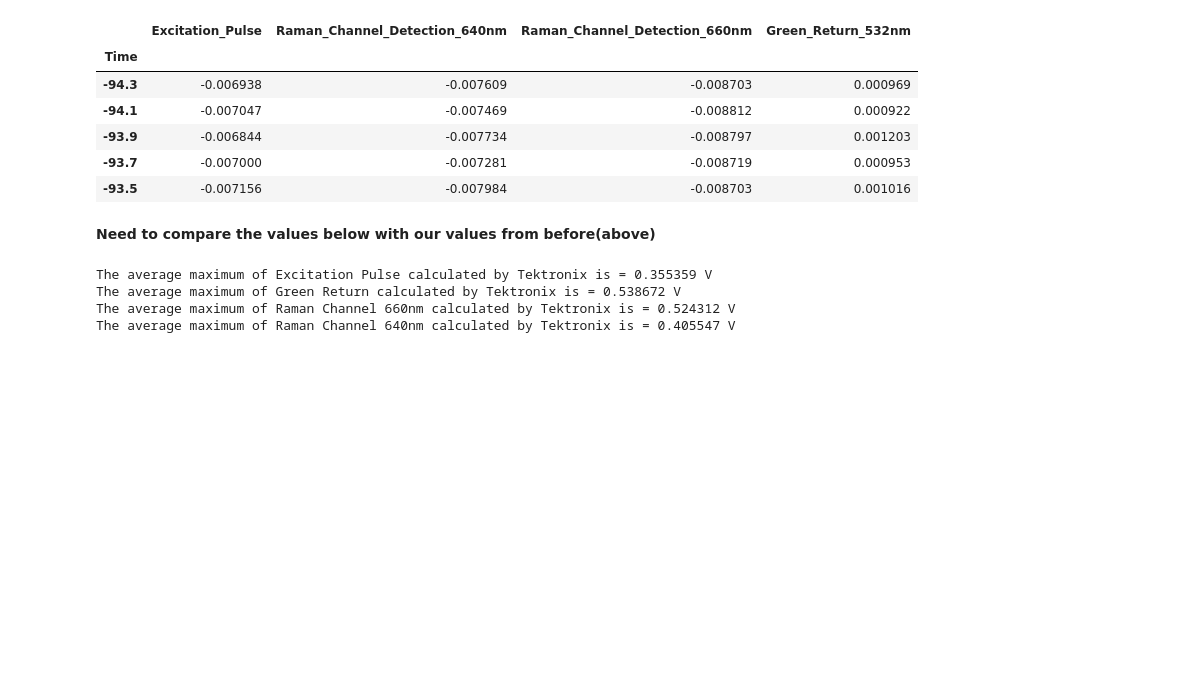
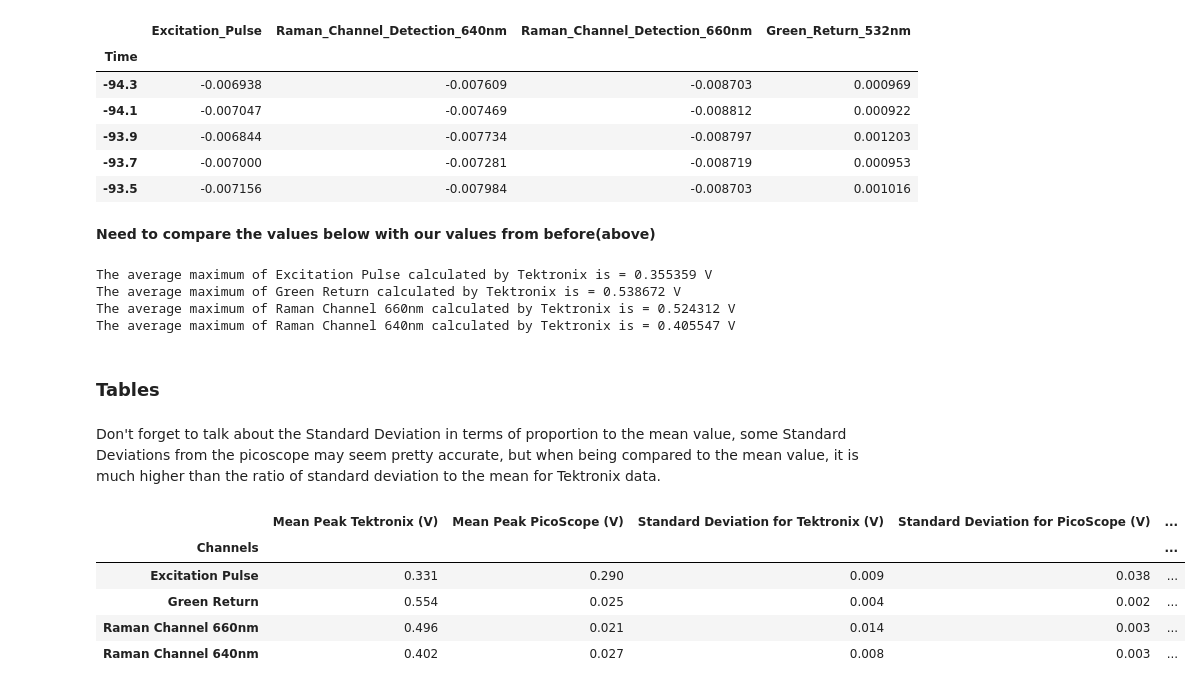
Before and after one commit to Herman1429/Water-Project, a Jupyter notebook: Required Report Codes.ipynb, the cells around one changed output. Drawn from its saved outputs; the diff is of its cells as text; code cells hidden in the pictures; blank space fills up the shorter version.

```diff
--- a/Required Report Codes.ipynb
+++ b/Required Report Codes.ipynb
@@ -458,3 +458,19 @@ The average maximum of Excitation Pulse calculated by Tektronix is = 0.355359 V
 The average maximum of Green Return calculated by Tektronix is = 0.538672 V
 The average maximum of Raman Channel 660nm calculated by Tektronix is = 0.524312 V
 The average maximum of Raman Channel 640nm calculated by Tektronix is = 0.405547 V
+# %% [markdown]
+### Tables
+# %% [markdown]
+Don't forget to talk about the Standard Deviation in terms of proportion to the mean value, some Standard Deviations from the picoscope may seem pretty accurate, but when being compared to the mean value, it is much higher than the ratio of standard deviation to the mean for Tektronix data.
+# %%
+meanPeak = pd.read_excel("Mean and StDev of various channels/Mean&StDev_maxPeak.xlsx")
+meanPeak.set_index("Channels",drop=True,inplace=True)
+
+meanPeak.head()
+# %% [output]
+|  | Mean Peak Tektronix (V) | Mean Peak PicoScope (V) | Standard Deviation for Tektronix (V) | Standard Deviation for PicoScope (V) | ... |
+| Channels |  |  |  |  | ... |
+| Excitation Pulse | 0.331 | 0.290 | 0.009 | 0.038 | ... |
+| Green Return | 0.554 | 0.025 | 0.004 | 0.002 | ... |
+| Raman Channel 660nm | 0.496 | 0.021 | 0.014 | 0.003 | ... |
+| Raman Channel 640nm | 0.402 | 0.027 | 0.008 | 0.003 | ... |
```
Also changed, not shown: parts of 7 cells of this notebook, 4 other files.
